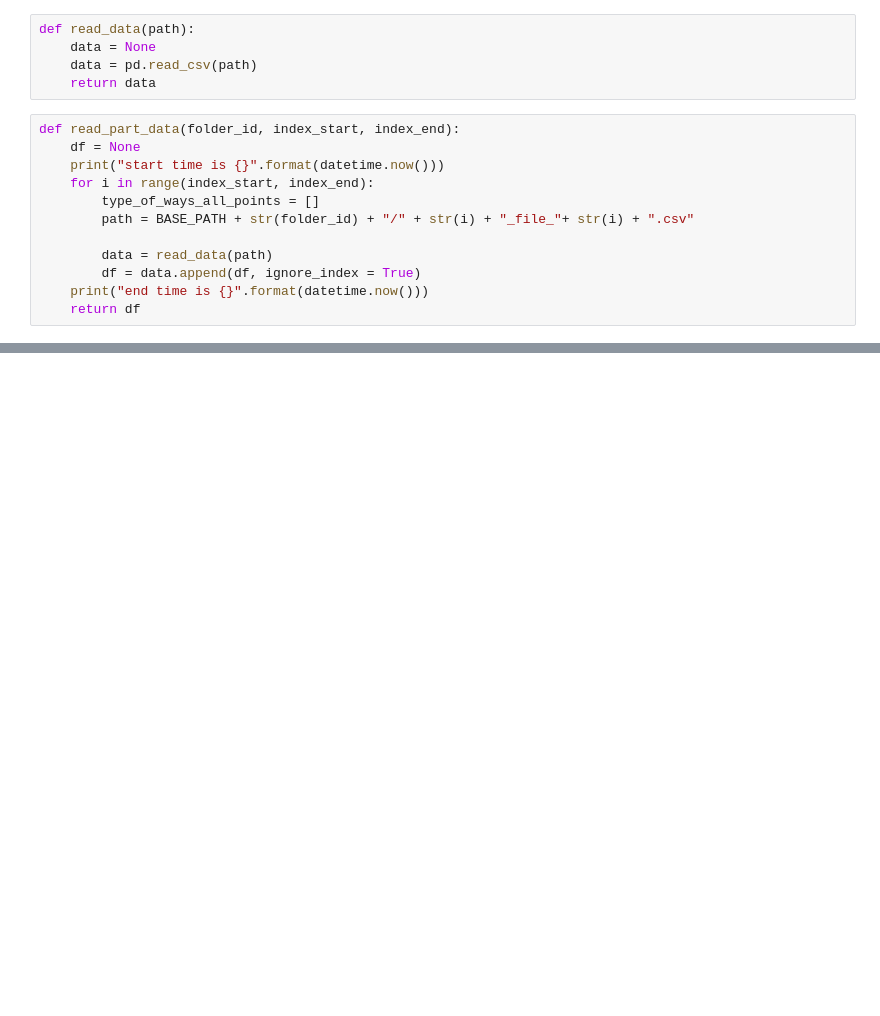
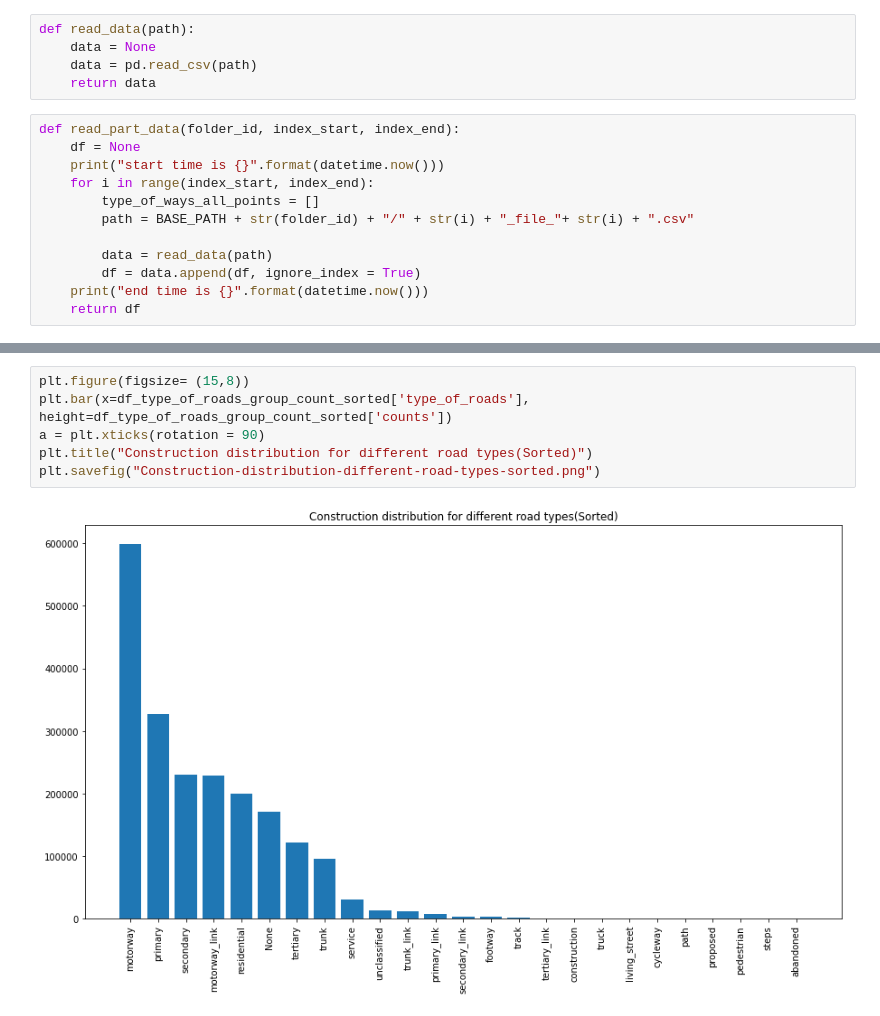
Before and after one commit to 7Amin/RoadConstructionPrediction, a Jupyter notebook: application/dataAnalysis/Constructions and Road Type.ipynb, the cells around one changed output, grey strips where cells are left out. Saved outputs shown, nothing was run; the diff lists cells and outputs as text; blank space fills up the shorter version.

```diff
--- a/application/dataAnalysis/Constructions and Road Type.ipynb
+++ b/application/dataAnalysis/Constructions and Road Type.ipynb
@@ -61,0 +147,8 @@ df.shape
+# %%
+plt.figure(figsize= (15,8))
+plt.bar(x=df_type_of_roads_group_count_sorted['type_of_roads'], height=df_type_of_roads_group_count_sorted['counts'])
+a = plt.xticks(rotation = 90)
+plt.title("Construction distribution for different road types(Sorted)")
+plt.savefig("Construction-distribution-different-road-types-sorted.png")
+# %% [output]
+[figure, added]
```
Also changed, not shown: parts of 78 cells of this notebook, 3 other files.
